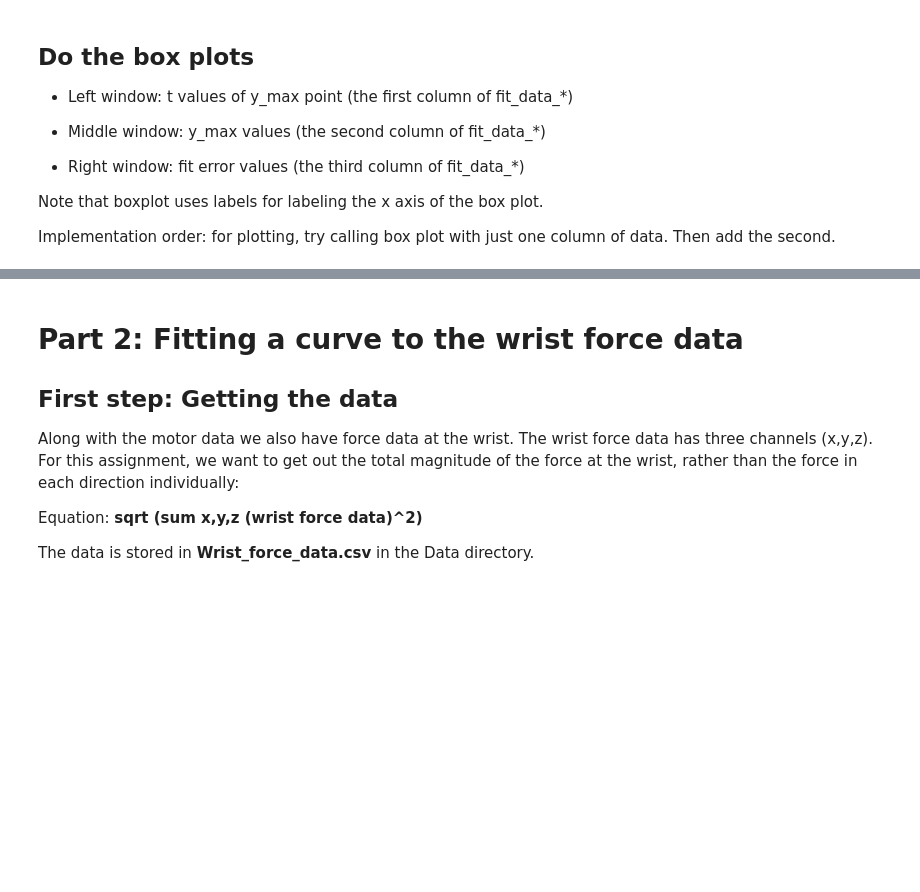
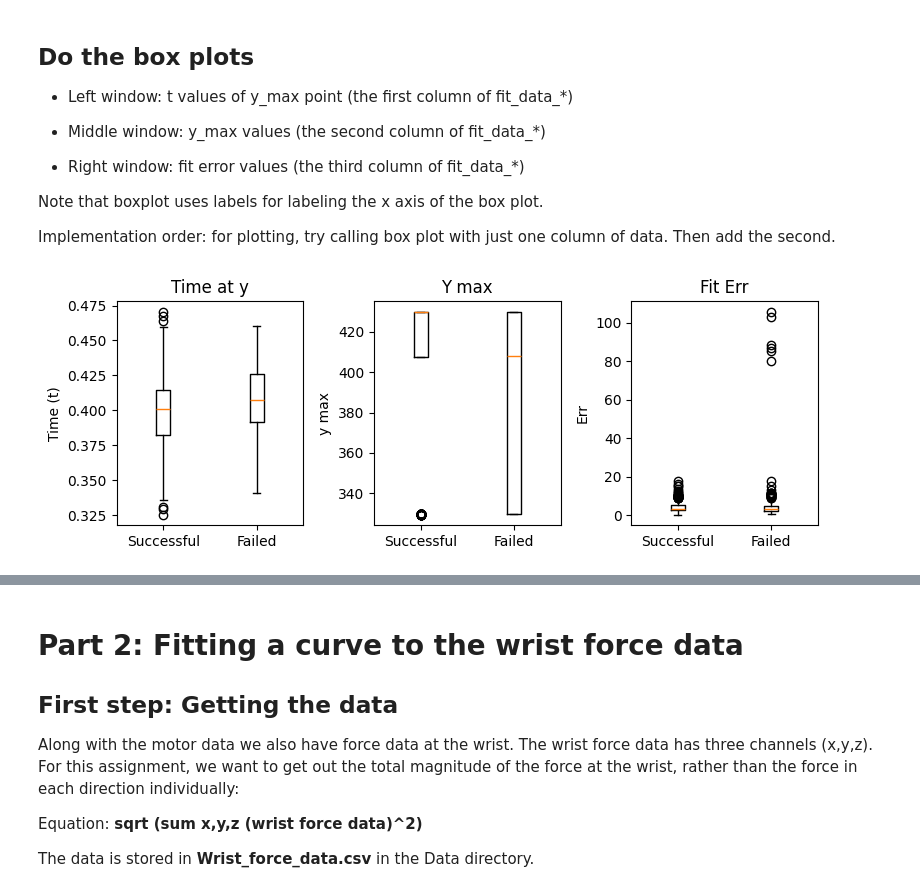
Before and after one commit to Ahmedmoui/IntroPythonProgramming, a Jupyter notebook: Week_4_fitting/Lab_4_data_fitting.ipynb, the cells around one changed output, grey strips where cells are left out. Drawn from its saved outputs; the diff is of its cells as text; code cells hidden in the pictures; blank space fills up the shorter version.

```diff
--- a/Week_4_fitting/Lab_4_data_fitting.ipynb
+++ b/Week_4_fitting/Lab_4_data_fitting.ipynb
@@ -137,7 +137,23 @@ def fit_middle_all(ts, data):
     #.       start_pt, end_pt, err_fit = fit_line_to_middle_bit(ts, current row)
     #        copy end_pt and err_fit information into appropriate row in nx3 output
     #. return nx3 numpy array
-    ...
+    n_rows = data.shape[0]
+    results = np.zeros((n_rows, 3))
+
+
+    for i in range(0, n_rows):
+
+        row_data = data[i, :]
+
+
+        (x_min, y_min), (x_max, y_max), err_fit = fit_line_to_middle_bit(ts, row_data, eps=1e-2)
+
+
+        results[i, 0] = x_max
+        results[i, 1] = y_max
+        results[i, 2] = err_fit
+
+    return results
 # %%
 # TEST CELL
 # Write the code to call the function here
@@ -150,8 +166,8 @@ last_row_successful = 355
 
 # TODO:
 #. Call your function twice, once with the successful data, once with the failed
-fit_data_successful = ...
-fit_data_failed = ...
+fit_data_successful = fit_middle_all(ts, data_motor_position[:last_row_successful, :])
+fit_data_failed = fit_middle_all(ts, data_motor_position[last_row_successful:, :])
 
 # Note for both of these: Small changes in how you index can result in slightly different numbers,
 #  but the overall magnitude should be correct
@@ -193,3 +202,27 @@ fig, axs = plt.subplots(n_rows, n_cols, figsize=(8, 3))
+# %%
+# Three plots
+n_rows = 1
+n_cols = 3
+fig, axs = plt.subplots(n_rows, n_cols, figsize=(8, 3))
+
+axs[0].boxplot([fit_data_successful[:, 0], fit_data_failed[:, 0]], tick_labels=["Successful", "Failed"])
+axs[0].set_title("Time at y")
+axs[0].set_ylabel("Time (t)")
+
+# Do the box plots...
+axs[1].boxplot([fit_data_successful[:, 1], fit_data_failed[:, 1]], tick_labels=["Successful", "Failed"])
+axs[1].set_title("Y max")
+axs[1].set_ylabel("y max")
+
+# Box plot for fit error values
+axs[2].boxplot([fit_data_successful[:, 2], fit_data_failed[:, 2]], tick_labels=["Successful", "Failed"])
+axs[2].set_title("Fit Err")
+axs[2].set_ylabel("Err")
+
+plt.tight_layout()
+plt.show()
+# %% [output]
+[figure, added]
 # %%
 # Manual grade
 print("This is a manually-graded question; there is no grader.check() function. See rubric and slides for more information on expected output.")
```
Also changed, not shown: parts of 16 cells of this notebook, 1 other file.
